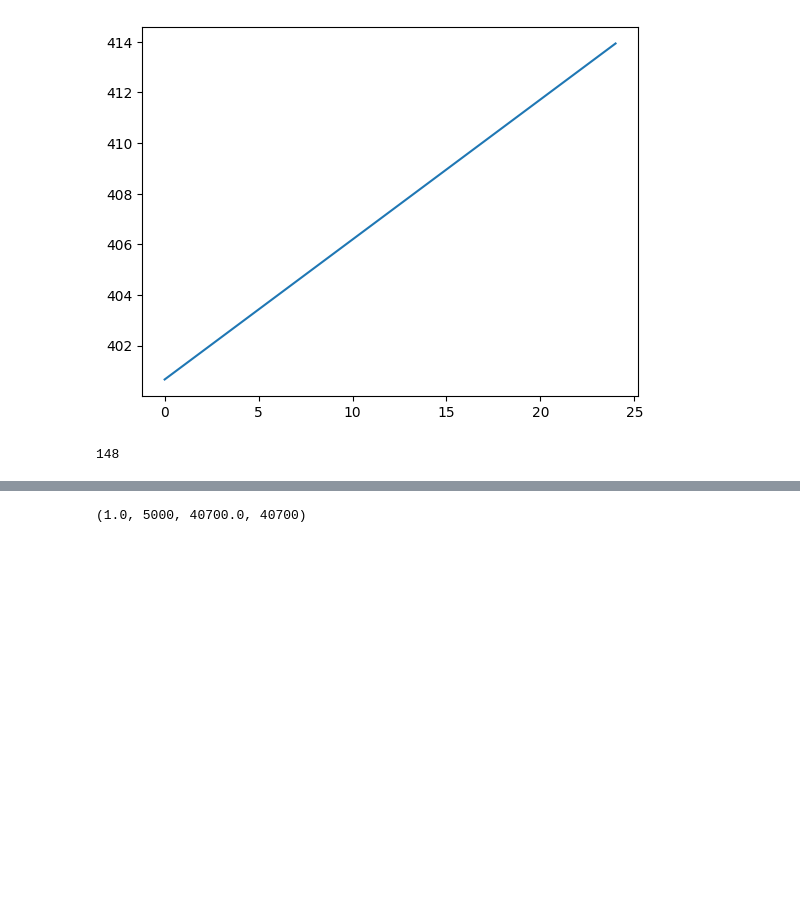
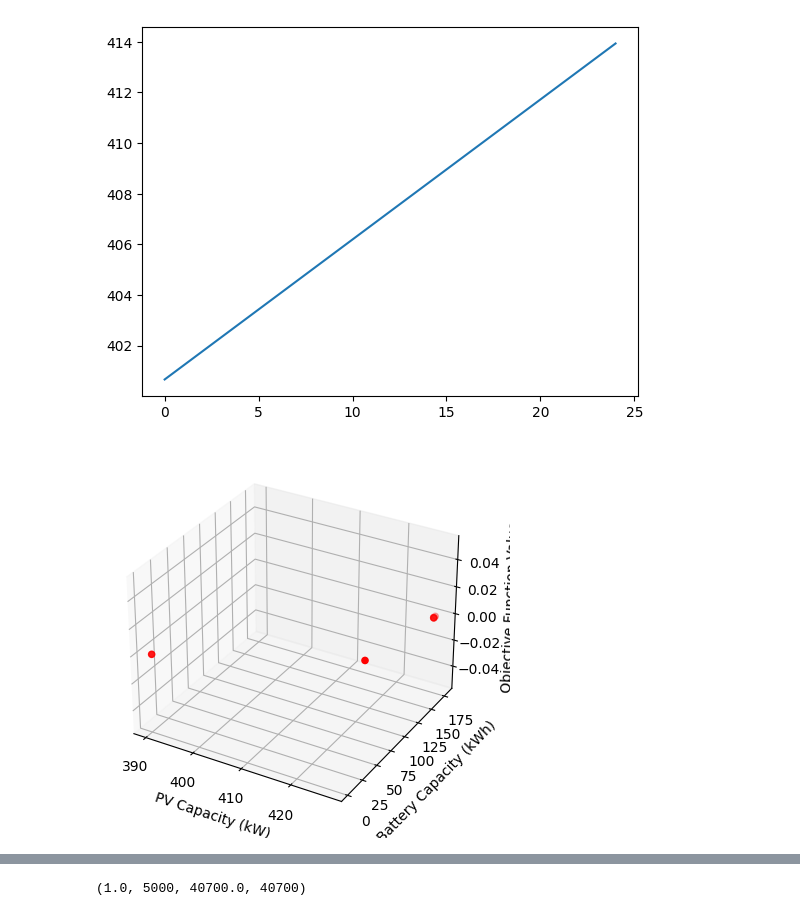
Before and after one commit to ChullEPG/solar_storage_sizing_optimization, a Jupyter notebook: run_model.ipynb, the cells around one changed output, grey strips where cells are left out. Cells and saved outputs as stored; diff of their text form; code cells hidden in the pictures; blank space fills up the shorter version.

```diff
--- a/run_model.ipynb
+++ b/run_model.ipynb
@@ -1073,32 +1093,30 @@ V_terminal: 0.04637769768863524
 # %%
 import matplotlib.pyplot as plt
 from mpl_toolkits.mplot3d import Axes3D
 import numpy as np
 
 # Initialize lists to store data from the file
 pv_capacities = []
 battery_capacities = []
 
 # Read data from the file "solutions.txt"
 with open("solutions.txt", "r") as file:
     for line in file:
         values = line.strip().split("\t")
         pv_capacity = float(values[0])
         battery_capacity = float(values[1])
         pv_capacities.append(pv_capacity)
         battery_capacities.append(battery_capacity)
 
 # Create a 3D scatter plot
 fig = plt.figure()
 ax = fig.add_subplot(111, projection='3d')
-ax.scatter(pv_capacities, battery_capacities, result.fun, c='r', marker='o')
+ax.scatter(pv_capacities, battery_capacities, c='r', marker='o')
 
 ax.set_xlabel('PV Capacity (kW)')
 ax.set_ylabel('Battery Capacity (kWh)')
 ax.set_zlabel('Objective Function Value')
 
 plt.show()
+# %% [output]
+[figure, added]
-# %%
-a['R']
-# %% [output]
-148
```
Also changed, not shown: parts of 3 cells of this notebook, 7 other files.
